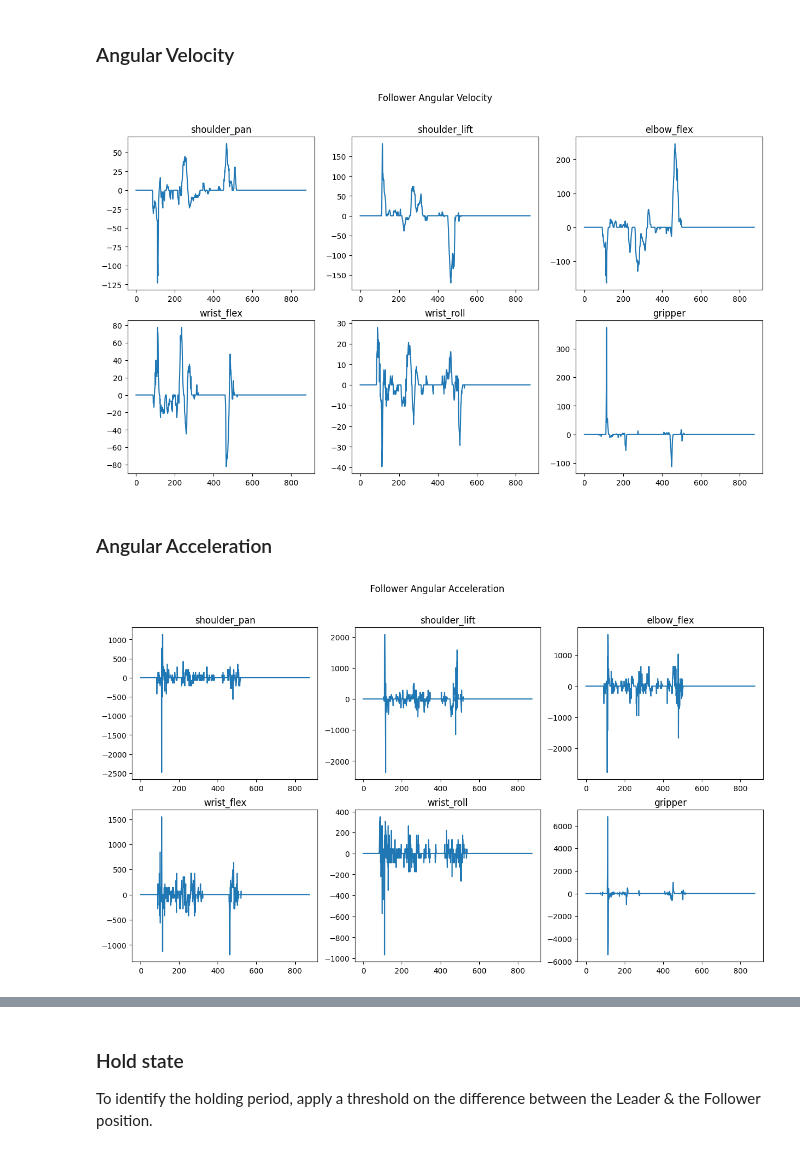
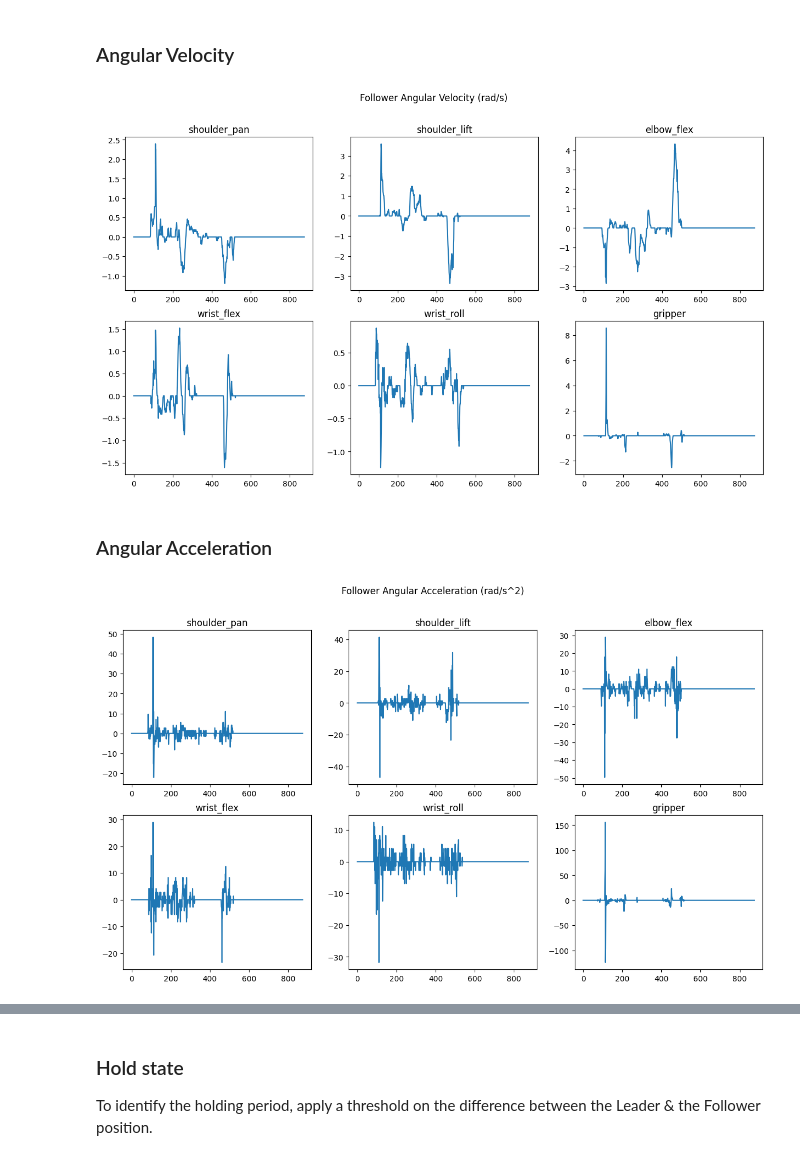
Before and after one commit to alexis779/slobot, a Jupyter notebook: notebooks/so100_ball_cup2.ipynb, the cells around one changed output, grey strips where cells are left out. Cells and saved outputs as stored; diff of their text form; code cells hidden in the pictures.

```diff
--- a/notebooks/so100_ball_cup2.ipynb
+++ b/notebooks/so100_ball_cup2.ipynb
@@ -131,3 +131,14 @@ plt.suptitle(f"Follower position controlled by Leader position")
 plt.show()
 # %% [output]
 [figure]
+# %%
+from slobot.feetech import Feetech
+
+feetech = Feetech(connect=False)
+
+rows = [
+    torch.tensor(feetech.sim_positions(row))
+    for row in follower
+]
+
+q = torch.stack(rows)
@@ -133,0 +147,10 @@ plt.show()
+# %%
+fig, axes = plt.subplots(2, 3, figsize=(15, 8))
+axes = axes.flatten()
+
+for joint_id in range(dof):
+    axes[joint_id].plot(frame_ids, q[:, joint_id], label='Follower')
+    axes[joint_id].set_title(f'{joint_names[joint_id]}')
+
+plt.suptitle(f"Follower Angular Position (rad)")
+plt.show()
@@ -134,35 +159,35 @@ plt.show()
 # %% [markdown]
 ### Angular Velocity
 # %%
-follower_velocity = (follower[1:] - follower[:-1]) * ds_meta.fps
+q_dot = (q[1:] - q[:-1]) * ds_meta.fps
 
 fig, axes = plt.subplots(2, 3, figsize=(15, 8))
 axes = axes.flatten()
 
 for joint_id in range(dof):
-    axes[joint_id].plot(frame_ids[:-1], follower_velocity[:, joint_id], label='Follower')
+    axes[joint_id].plot(frame_ids[:-1], q_dot[:, joint_id], label='Follower')
     axes[joint_id].set_title(f'{joint_names[joint_id]}')
 
-plt.suptitle(f"Follower Angular Velocity")
+plt.suptitle(f"Follower Angular Velocity (rad/s)")
 plt.show()
 # %% [output]
-[figure, old version]
+[figure, new version]
 # %% [markdown]
 ### Angular Acceleration
 # %%
-follower_acceleration = (follower_velocity[1:] - follower_velocity[:-1]) * ds_meta.fps
+follower_acceleration = (q_dot[1:] - q_dot[:-1]) * ds_meta.fps
 
 fig, axes = plt.subplots(2, 3, figsize=(15, 8))
 axes = axes.flatten()
 
 for joint_id in range(dof):
     axes[joint_id].plot(frame_ids[:-2], follower_acceleration[:, joint_id], label='Follower')
     axes[joint_id].set_title(f'{joint_names[joint_id]}')
 
-plt.suptitle(f"Follower Angular Acceleration")
+plt.suptitle(f"Follower Angular Acceleration (rad/s^2)")
 plt.show()
 # %% [output]
-[figure, old version]
+[figure, new version]
 # %% [markdown]
 
 ## Gripper joint
```
Also changed, not shown: parts of 2 cells of this notebook, 2 other files.
